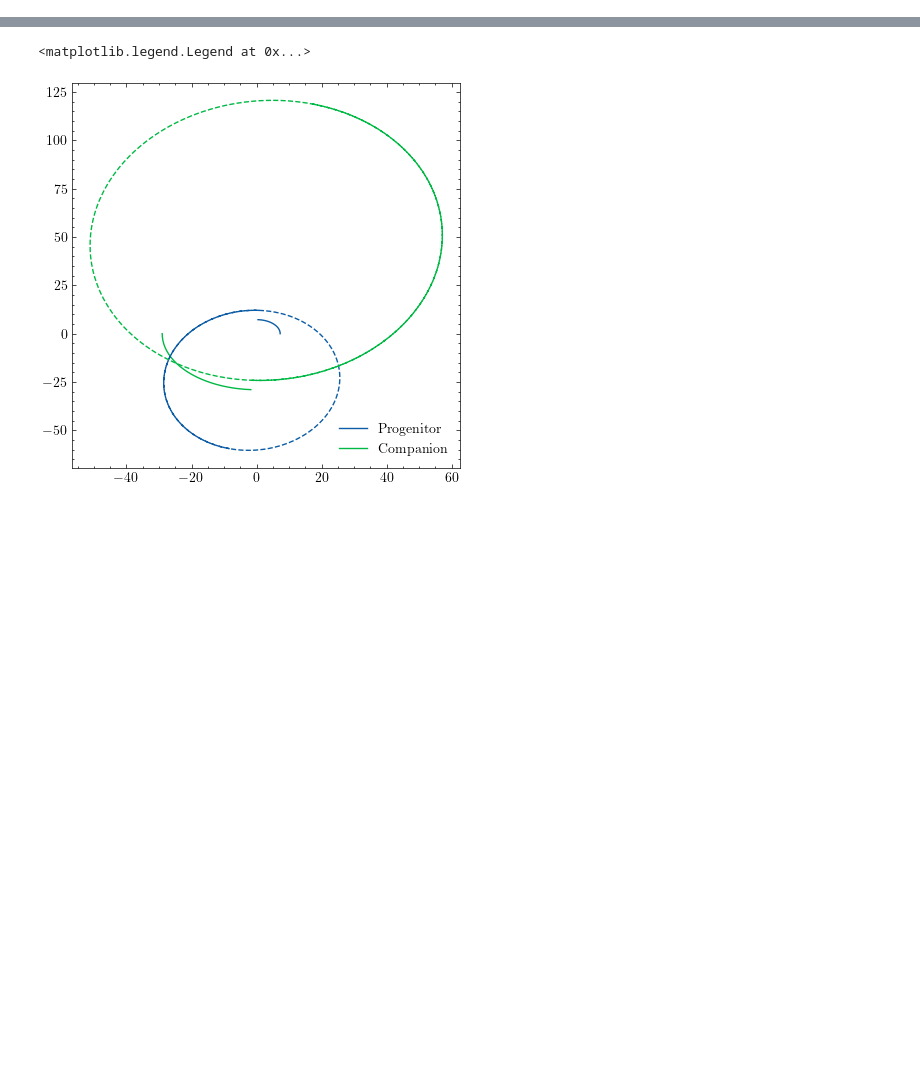
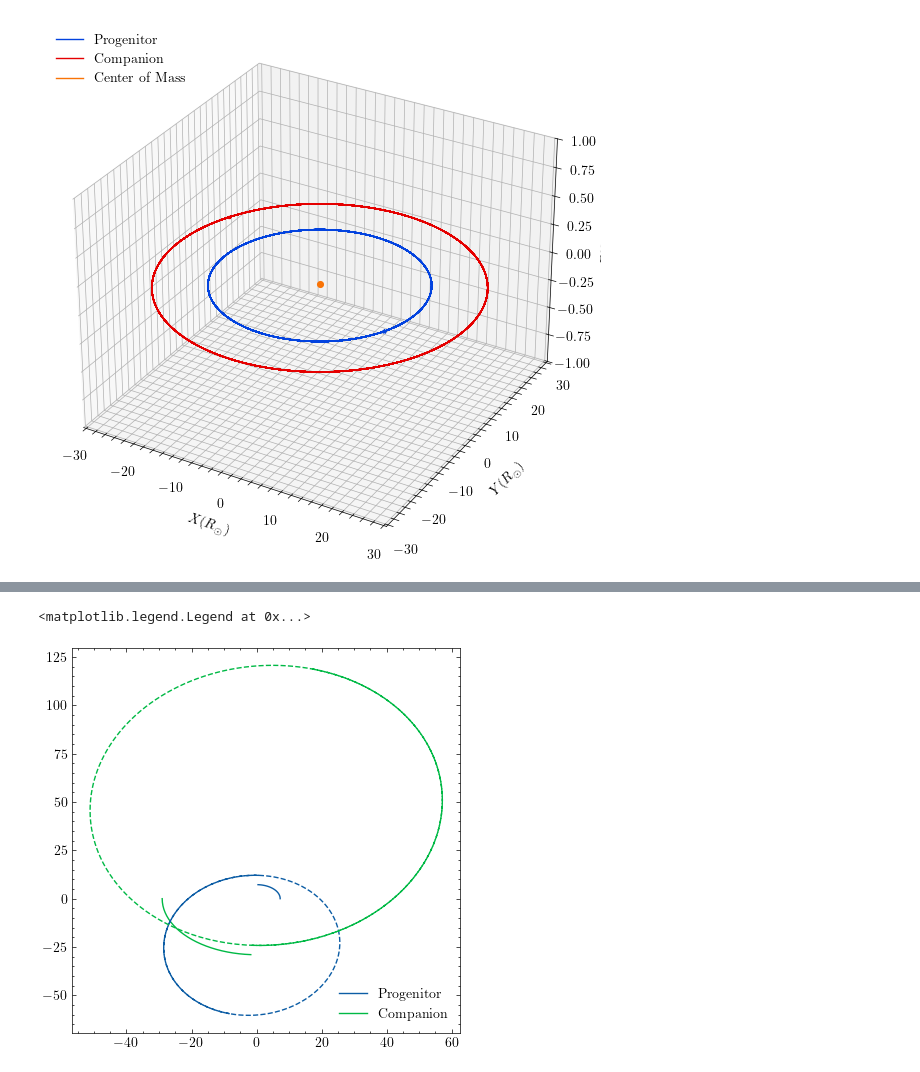
Before and after one commit to neevshah101/binary_SN_explosion, a Jupyter notebook: binary_orbit_evolution.ipynb, the cells around one changed output, grey strips where cells are left out. Cells and saved outputs as stored; diff of their text form; code cells hidden in the pictures; blank space fills up the shorter version.

```diff
--- a/binary_orbit_evolution.ipynb
+++ b/binary_orbit_evolution.ipynb
@@ -190 +167,80 @@ Y_init = np.array([X1_init, Y1_init, Z1_init, X2_init, Y2_init, Z2_init,VX1_init
+# %%
+m1_array = np.ones(N) * m1
+X1 = (sol[:,0] * meter).to('Rsun')
+Y1 = (sol[:,1] * meter).to('Rsun')
+Z1 = (sol[:,2] * meter).to('Rsun')
+X2 = (sol[:,3] * meter).to('Rsun')
+Y2 = (sol[:,4] * meter).to('Rsun')
+Z2 = (sol[:,5] * meter).to('Rsun')
+X_com = (m1_array * X1 + m2 * X2) / (m1_array + m2)
+Y_com = (m1_array * Y1 + m2 * Y2) / (m1_array + m2)
+Z_com = (m1_array * Z1 + m2 * Z2) / (m1_array + m2)
+# %%
+scale = 3
+
+# Set up the figure and 3D axes
+fig = plt.figure(figsize=(7, 7))
+ax = fig.add_subplot(111, projection='3d')
+
+# Initialize lines and markers
+ln1_line, = ax.plot([], [], [], color='xkcd:blue', label='Progenitor')  # Line for Star 1
+ln2_line, = ax.plot([], [], [], color='xkcd:red', label='Companion')    # Line for Star 2
+ln3_line, = ax.plot([], [], [], color='xkcd:orange', label='Center of Mass')    # Line for Center of Mass
+
+ln1_marker, = ax.plot([], [], [], color='xkcd:blue', marker='*', markersize=(m1.value / scale)**(2/3))  # Marker for Star 1
+ln2_marker, = ax.plot([], [], [], color='xkcd:red', marker='*', markersize=(m2.value / scale)**(2/3))  # Marker for Star 2
+ln3_marker, = ax.plot([], [], [], color='xkcd:orange', marker='o', markersize=((m1+m2).value / scale)**(2/3))  # Marker for Center of Mass
+
+# Initialization function
+def init():
+    ax.legend(loc='upper left')
+    ax.set_xlabel(r'$X(R_{\odot})$')
+    ax.set_ylabel(r'$Y(R_{\odot})$')
+    ax.set_zlabel(r'$Z(R_{\odot})$')
+    return [ln1_line, ln2_line, ln3_line, ln1_marker, ln2_marker, ln3_marker]
+
+# Update function
+def update(frame):
+    # Update line trajectories
+    ln1_line.set_data(X1[:frame], Y1[:frame])
+    ln1_line.set_3d_properties(Z1[:frame])
+
+    ln2_line.set_data(X2[:frame], Y2[:frame])
+    ln2_line.set_3d_properties(Z2[:frame])
+
+    ln3_line.set_data(X_com[:frame], Y_com[:frame])
+    ln3_line.set_3d_properties(Z_com[:frame])
+
+    # Update marker for the last point
+    ln1_marker.set_data([X1[:frame][-1].value], [Y1[:frame][-1].value])
+    ln1_marker.set_3d_properties([Z1[:frame][-1].value])
+
+    ln2_marker.set_data([X2[:frame][-1].value], [Y2[:frame][-1].value])
+    ln2_marker.set_3d_properties([Z2[:frame][-1].value])
+
+    ln3_marker.set_data([X_com[:frame][-1].value], [Y_com[:frame][-1].value])
+    ln3_marker.set_3d_properties([Z_com[:frame][-1].value])
+
+    # Dynamically adjust axis limits
+    xmin = min(X1[:frame].min(), X2[:frame].min()) - 1*rsun
+    xmax = max(X1[:frame].max(), X2[:frame].max()) + 1*rsun
+    ymin = min(Y1[:frame].min(), Y2[:frame].min()) - 1*rsun
+    ymax = max(Y1[:frame].max(), Y2[:frame].max()) + 1*rsun
+    zmin = min(Z1[:frame].min(), Z2[:frame].min()) - 1*rsun
+    zmax = max(Z1[:frame].max(), Z2[:frame].max()) + 1*rsun
+
+    ax.set_xlim(xmin.value, xmax.value)
+    ax.set_ylim(ymin.value, ymax.value)
+    ax.set_zlim(zmin.value, zmax.value)
+
+    return [ln1_line, ln2_line, ln3_line, ln1_marker, ln2_marker, ln3_marker]
+
+# Create the animation
+ani = FuncAnimation(fig, update, frames=np.arange(1, N, 10),  # Start from 1
+                    init_func=init, blit=False, interval=5)
+
+# Save the animation as a GIF
+ani.save('circular_orbit.gif', writer='pillow', dpi=200)
+# %% [output]
+[figure, added]
 # %%
```
Also changed, not shown: parts of 12 cells of this notebook.
